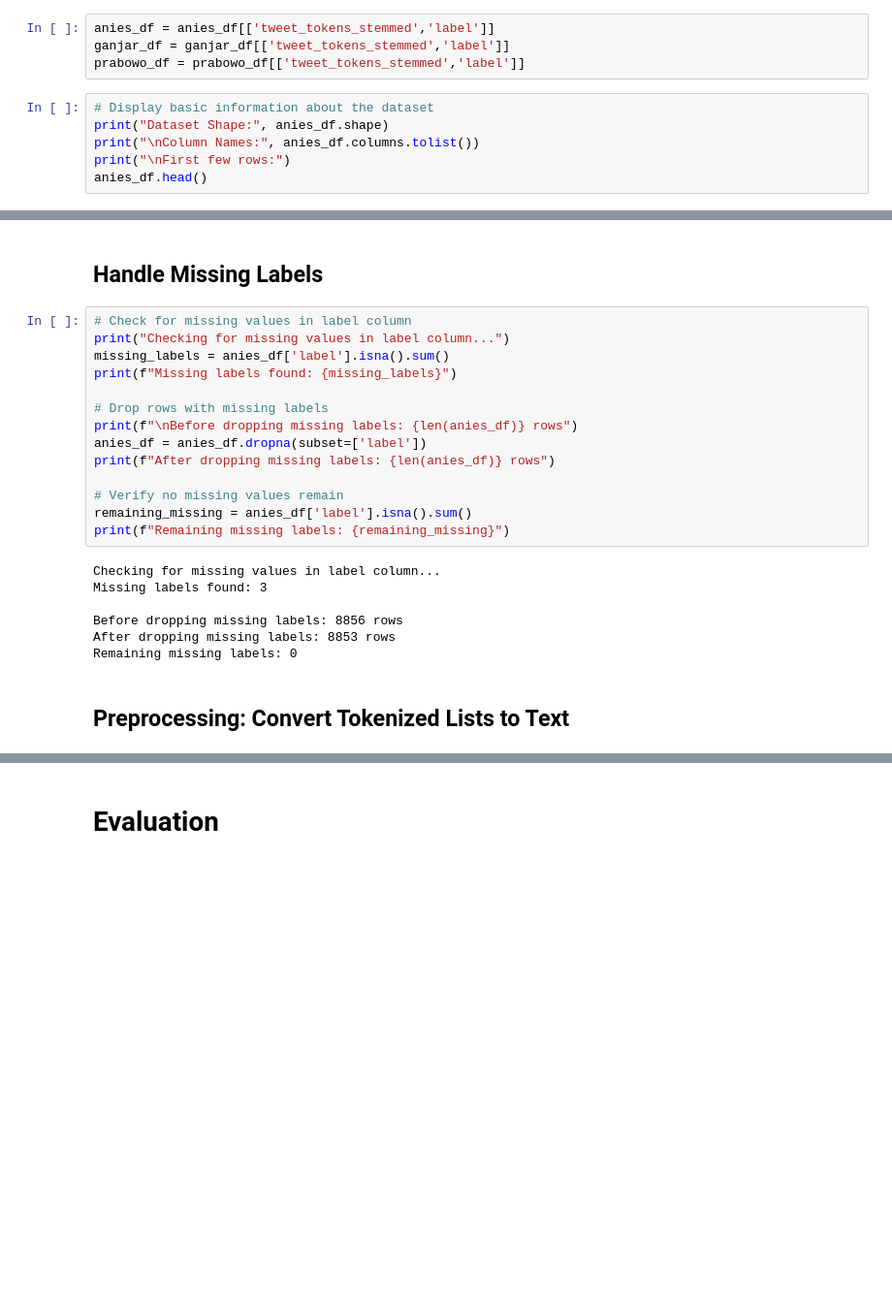
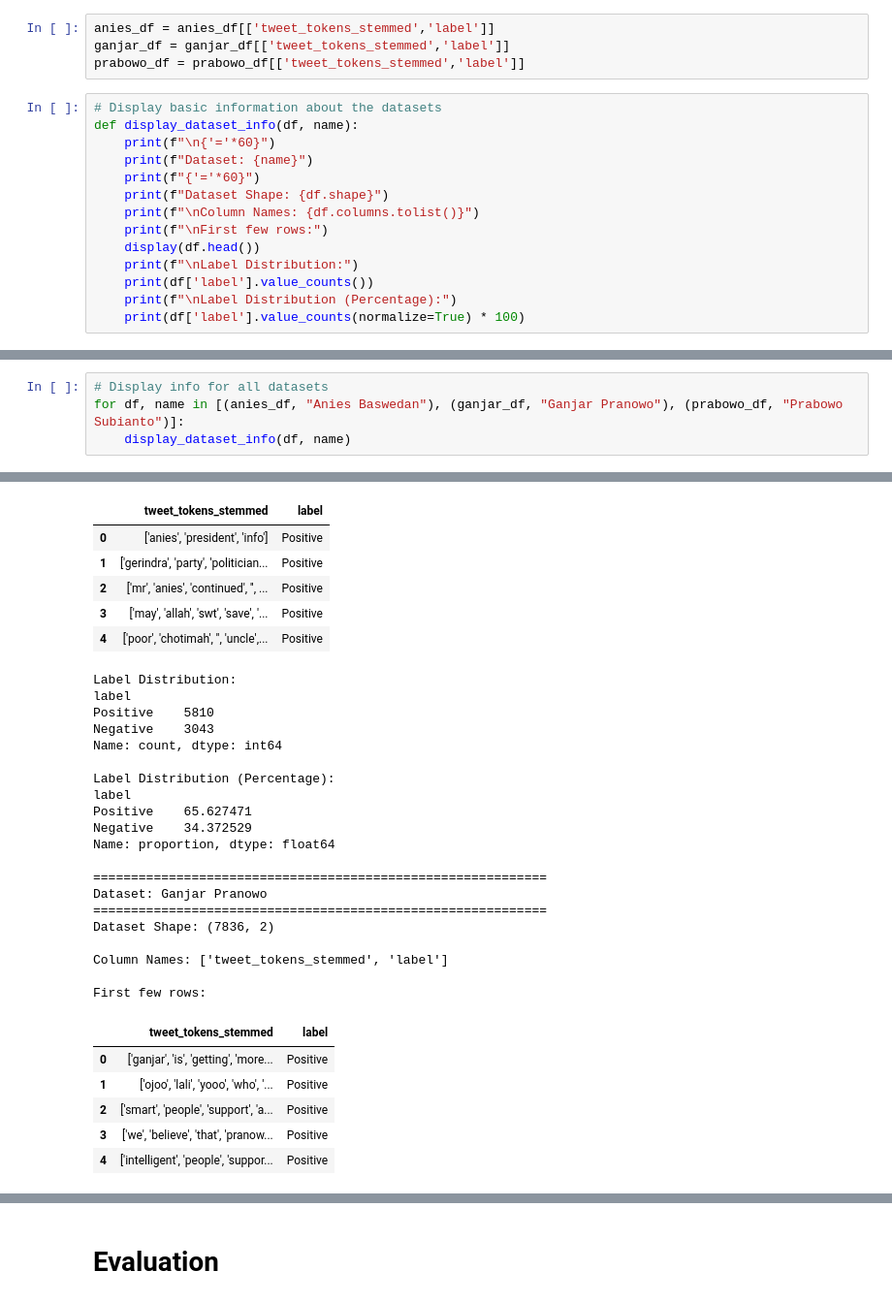
Before and after one commit to Rivooooo/Sentiment-Analysis, a Jupyter notebook: sentiment_analysis_2024_presidential_campaign/sentiment_analysis_2024_presidential_campaign.ipynb, the cells around one changed output, grey strips where cells are left out. Shown at 97% size. Drawn from its saved outputs; the diff is of its cells as text; blank space fills up the shorter version.

```diff
--- a/sentiment_analysis_2024_presidential_campaign/sentiment_analysis_2024_presidential_campaign.ipynb
+++ b/sentiment_analysis_2024_presidential_campaign/sentiment_analysis_2024_presidential_campaign.ipynb
@@ -45,8 +41,16 @@ anies_df = anies_df[['tweet_tokens_stemmed','label']]
 ganjar_df = ganjar_df[['tweet_tokens_stemmed','label']]
 prabowo_df = prabowo_df[['tweet_tokens_stemmed','label']]
 # %%
-# Display basic information about the dataset
-print("Dataset Shape:", anies_df.shape)
-print("\nColumn Names:", anies_df.columns.tolist())
-print("\nFirst few rows:")
-anies_df.head()
+# Display basic information about the datasets
+def display_dataset_info(df, name):
+    print(f"\n{'='*60}")
+    print(f"Dataset: {name}")
+    print(f"{'='*60}")
+    print(f"Dataset Shape: {df.shape}")
+    print(f"\nColumn Names: {df.columns.tolist()}")
+    print(f"\nFirst few rows:")
+    display(df.head())
+    print(f"\nLabel Distribution:")
+    print(df['label'].value_counts())
+    print(f"\nLabel Distribution (Percentage):")
+    print(df['label'].value_counts(normalize=True) * 100)
@@ -95,25 +57,5 @@ Type: <class 'str'>
-# %% [markdown]
-## Handle Missing Labels
-# %%
-# Check for missing values in label column
-print("Checking for missing values in label column...")
-missing_labels = anies_df['label'].isna().sum()
-print(f"Missing labels found: {missing_labels}")
-
-# Drop rows with missing labels
-print(f"\nBefore dropping missing labels: {len(anies_df)} rows")
-anies_df = anies_df.dropna(subset=['label'])
-print(f"After dropping missing labels: {len(anies_df)} rows")
-
-# Verify no missing values remain
-remaining_missing = anies_df['label'].isna().sum()
-print(f"Remaining missing labels: {remaining_missing}")
-# %% [output]
-Checking for missing values in label column...
-Missing labels found: 3
-
-Before dropping missing labels: 8856 rows
-After dropping missing labels: 8853 rows
-Remaining missing labels: 0
-# %% [markdown]
-## Preprocessing: Convert Tokenized Lists to Text
+# %%
+# Display info for all datasets
+for df, name in [(anies_df, "Anies Baswedan"), (ganjar_df, "Ganjar Pranowo"), (prabowo_df, "Prabowo Subianto")]:
+    display_dataset_info(df, name)
+# %% [output]
@@ -119,0 +70,32 @@ Remaining missing labels: 0
+|  | tweet_tokens_stemmed | label |
+| 0 | ['anies', 'president', 'info'] | Positive |
+| 1 | ['gerindra', 'party', 'politician... | Positive |
+| 2 | ['mr', 'anies', 'continued', '', ... | Positive |
+| 3 | ['may', 'allah', 'swt', 'save', '... | Positive |
+| 4 | ['poor', 'chotimah', '', 'uncle',... | Positive |
+Label Distribution:
+label
+Positive    5810
+Negative    3043
+Name: count, dtype: int64
+
+Label Distribution (Percentage):
+label
+Positive    65.627471
+Negative    34.372529
+Name: proportion, dtype: float64
+
+============================================================
+Dataset: Ganjar Pranowo
+============================================================
+Dataset Shape: (7836, 2)
+
+Column Names: ['tweet_tokens_stemmed', 'label']
+
+First few rows:
+|  | tweet_tokens_stemmed | label |
+| 0 | ['ganjar', 'is', 'getting', 'more... | Positive |
+| 1 | ['ojoo', 'lali', 'yooo', 'who', '... | Positive |
+| 2 | ['smart', 'people', 'support', 'a... | Positive |
+| 3 | ['we', 'believe', 'that', 'pranow... | Positive |
+| 4 | ['intelligent', 'people', 'suppor... | Positive |
```
Also changed, not shown: parts of 43 cells of this notebook.
